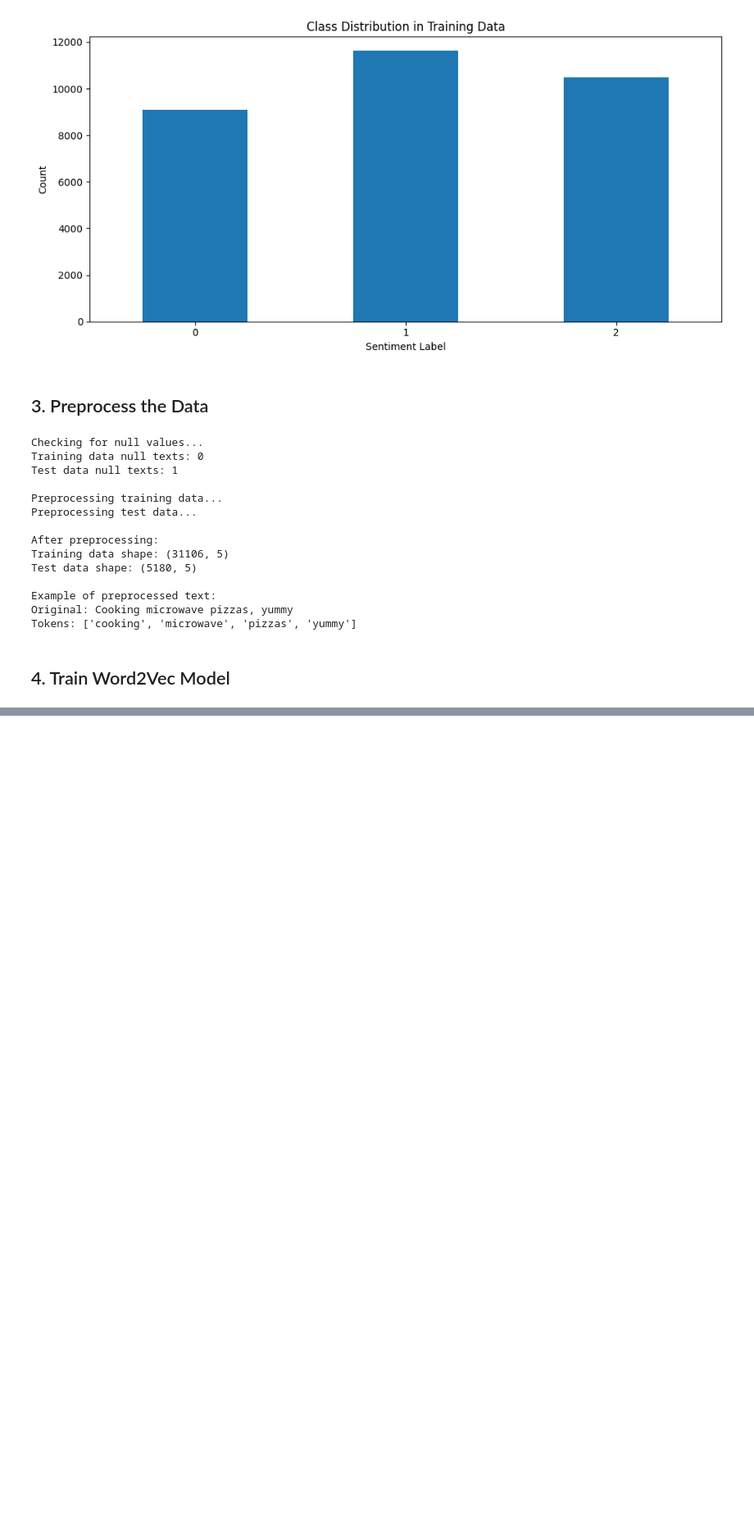
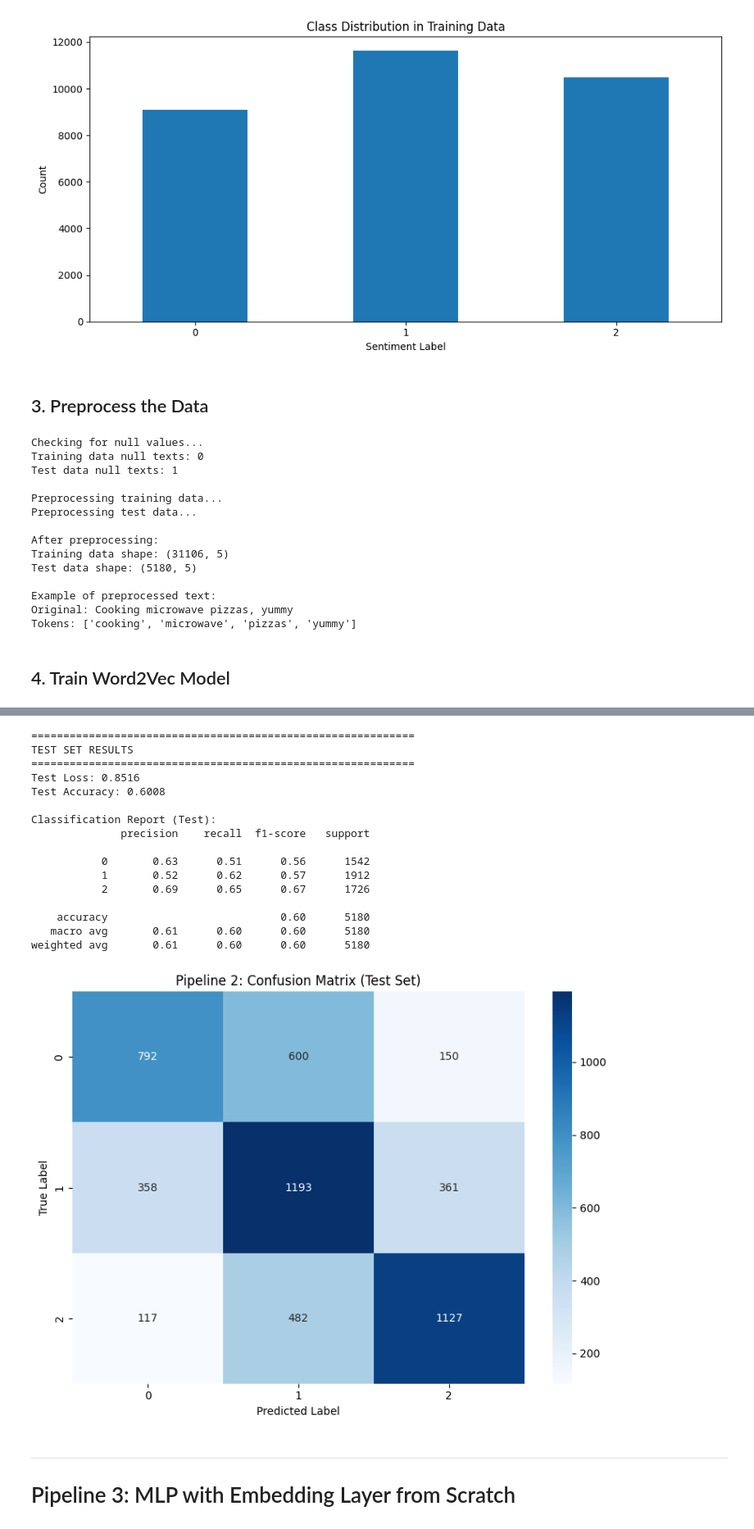
Before and after one commit to Kimbohy/sentiment-analysis-pipelines, a Jupyter notebook: sentiment_analysis_pipelines.ipynb, the cells around one changed output, grey strips where cells are left out. Shown at 82% size. Drawn from its saved outputs; the diff is of its cells as text; code cells hidden in the pictures; blank space fills up the shorter version.

```diff
--- a/sentiment_analysis_pipelines.ipynb
+++ b/sentiment_analysis_pipelines.ipynb
@@ -813,0 +464,22 @@ This notebook implemented and compared three different approaches for multiclass
+# %%
+# Initialize model, loss function, and optimizer
+device = torch.device('cuda' if torch.cuda.is_available() else 'cpu')
+print(f"Using device: {device}")
+
+num_classes = len(np.unique(y_train))
+input_size = X_train_p2.shape[1]
+
+mlp_model_p2 = MLP(input_size=input_size, num_classes=num_classes).to(device)
+criterion = nn.CrossEntropyLoss()
+optimizer = optim.Adam(mlp_model_p2.parameters(), lr=0.005)
+scheduler = optim.lr_scheduler.ReduceLROnPlateau(
+    optimizer,
+    mode='min',
+    factor=0.5,
+    patience=3,
+    min_lr=1e-6
+)
+
+print(f"\nModel architecture:")
+print(mlp_model_p2)
+print(f"\nTotal parameters: {sum(p.numel() for p in mlp_model_p2.parameters())}")
@@ -813,0 +642,44 @@ This notebook implemented and compared three different approaches for multiclass
+# %%
+# Evaluate on test set
+test_loss_p2, test_accuracy_p2, y_test_pred_p2, y_test_true_p2 = validate(
+    mlp_model_p2, test_loader_p2, criterion, device
+)
+
+print(f"\n{'='*60}")
+print("TEST SET RESULTS")
+print(f"{'='*60}")
+print(f"Test Loss: {test_loss_p2:.4f}")
+print(f"Test Accuracy: {test_accuracy_p2:.4f}")
+print("\nClassification Report (Test):")
+print(classification_report(y_test_true_p2, y_test_pred_p2))
+
+# Plot confusion matrix
+plt.figure(figsize=(8, 6))
+cm_p2 = confusion_matrix(y_test_true_p2, y_test_pred_p2)
+sns.heatmap(cm_p2, annot=True, fmt='d', cmap='Blues')
+plt.title('Pipeline 2: Confusion Matrix (Test Set)')
+plt.ylabel('True Label')
+plt.xlabel('Predicted Label')
+plt.tight_layout()
+plt.show()
+# %% [output]
+============================================================
+TEST SET RESULTS
+============================================================
+Test Loss: 0.8516
+Test Accuracy: 0.6008
+
+Classification Report (Test):
+              precision    recall  f1-score   support
+
+           0       0.63      0.51      0.56      1542
+           1       0.52      0.62      0.57      1912
+           2       0.69      0.65      0.67      1726
+
+    accuracy                           0.60      5180
+   macro avg       0.61      0.60      0.60      5180
+weighted avg       0.61      0.60      0.60      5180
+[figure, added]
+# %% [markdown]
+---
+# Pipeline 3: MLP with Embedding Layer from Scratch
```
Also changed, not shown: parts of 49 cells of this notebook.
